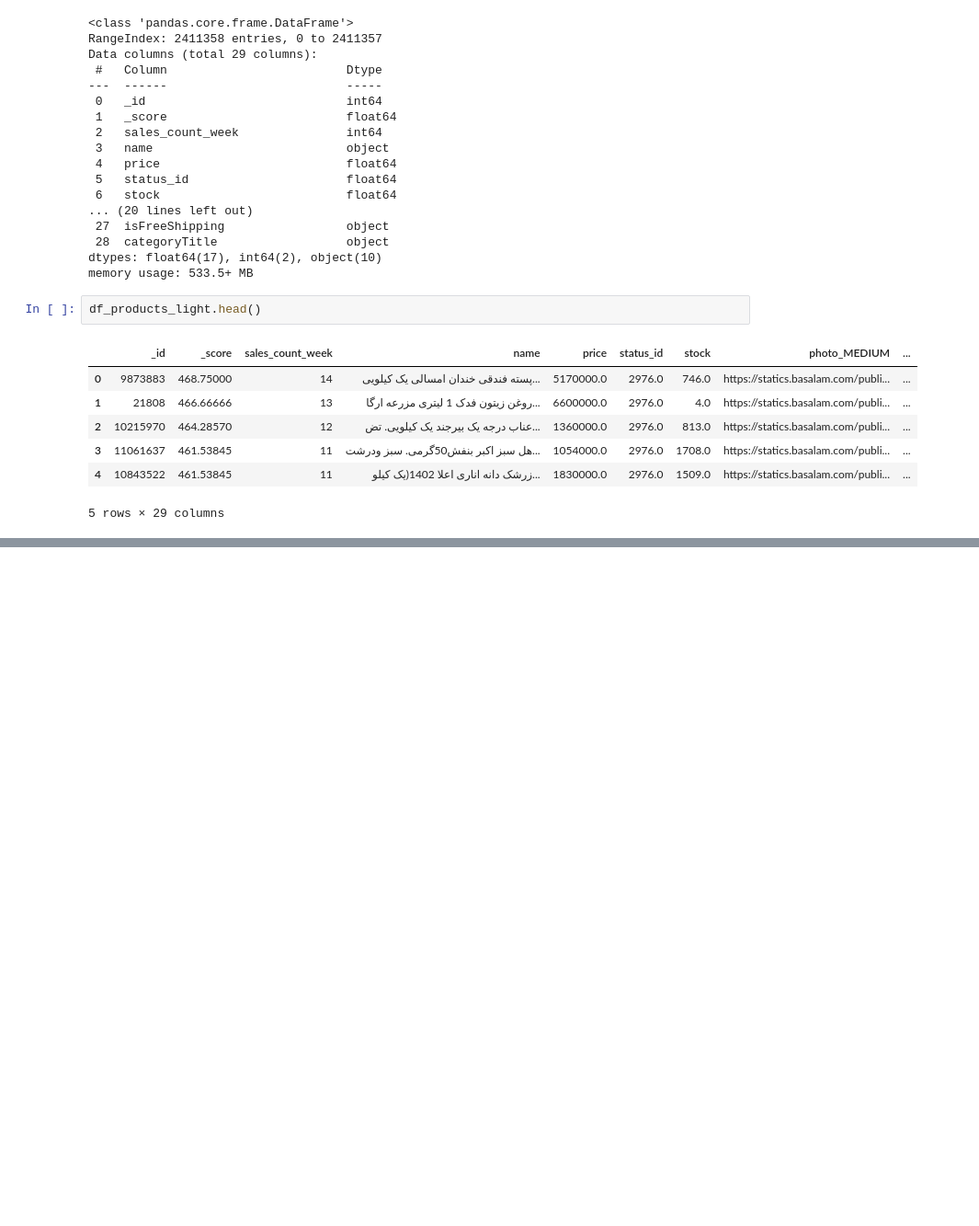
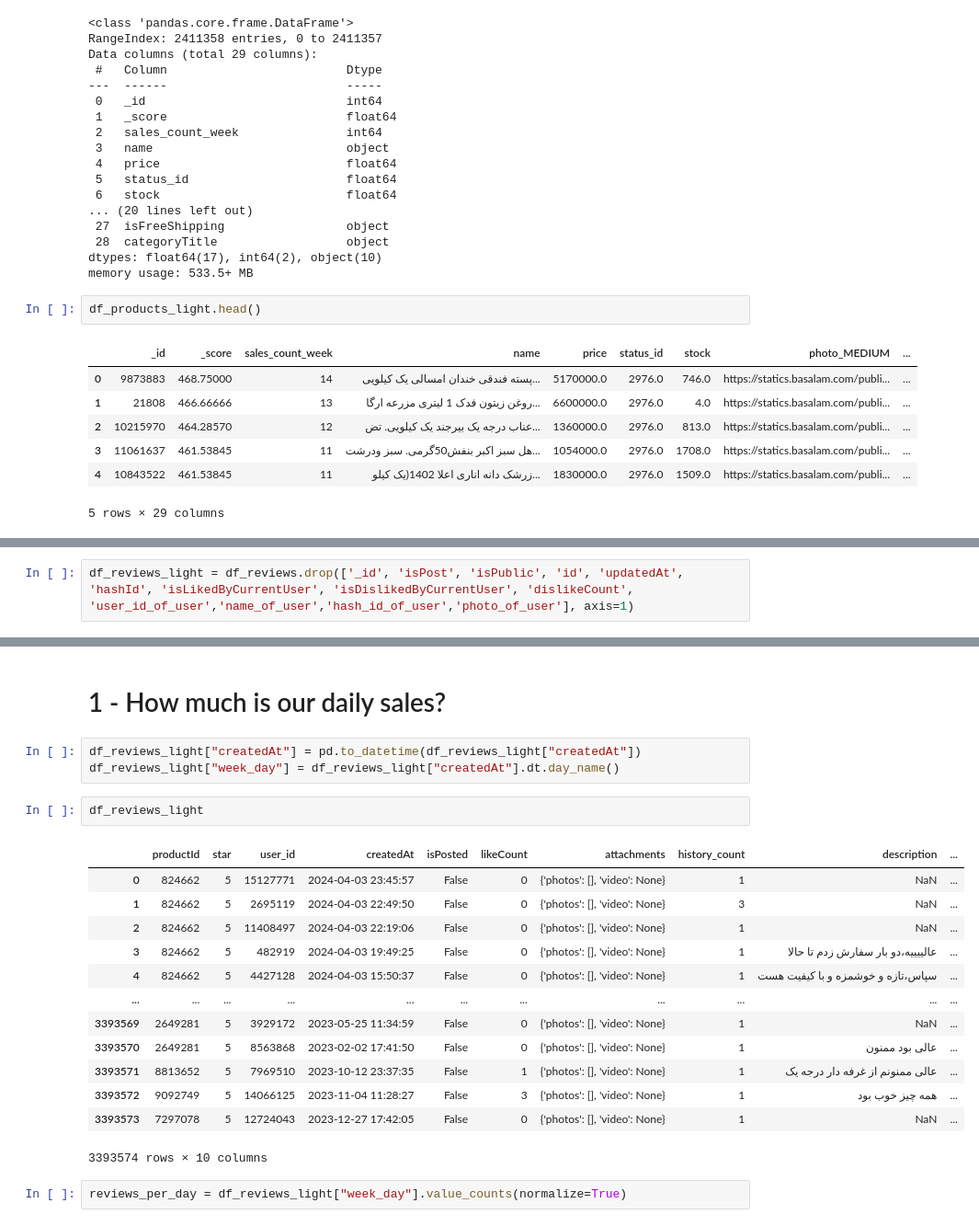
Before and after one commit to AmiinGholami/Basalam, a Jupyter notebook: Project.ipynb, the cells around one changed output, grey strips where cells are left out. Shown at 92% size. Saved outputs shown, nothing was run; the diff lists cells and outputs as text; blank space fills up the shorter version.

```diff
--- a/Project.ipynb
+++ b/Project.ipynb
@@ -163,0 +184,2 @@ df_products_light.head()
+# %%
+df_reviews_light = df_reviews.drop(['_id', 'isPost', 'isPublic', 'id', 'updatedAt', 'hashId', 'isLikedByCurrentUser', 'isDislikedByCurrentUser', 'dislikeCount', 'user_id_of_user','name_of_user','hash_id_of_user','photo_of_user'], axis=1)
@@ -163,0 +206,23 @@ df_products_light.head()
+# %% [markdown]
+# 1 - How much is our daily sales?
+# %%
+df_reviews_light["createdAt"] = pd.to_datetime(df_reviews_light["createdAt"])
+df_reviews_light["week_day"] = df_reviews_light["createdAt"].dt.day_name()
+# %%
+df_reviews_light
+# %% [output]
+|  | productId | star | user_id | createdAt | isPosted | likeCount | attachments | history_count | description | ... |
+| 0 | 824662 | 5 | 15127771 | 2024-04-03 23:45:57 | False | 0 | {'photos': [], 'video': None} | 1 | NaN | ... |
+| 1 | 824662 | 5 | 2695119 | 2024-04-03 22:49:50 | False | 0 | {'photos': [], 'video': None} | 3 | NaN | ... |
+| 2 | 824662 | 5 | 11408497 | 2024-04-03 22:19:06 | False | 0 | {'photos': [], 'video': None} | 1 | NaN | ... |
+| 3 | 824662 | 5 | 482919 | 2024-04-03 19:49:25 | False | 0 | {'photos': [], 'video': None} | 1 | عالییییه،دو بار سفارش زدم تا حالا | ... |
+| 4 | 824662 | 5 | 4427128 | 2024-04-03 15:50:37 | False | 0 | {'photos': [], 'video': None} | 1 | سپاس،تازه و خوشمزه و با کیفیت هست | ... |
+| ... | ... | ... | ... | ... | ... | ... | ... | ... | ... | ... |
+| 3393569 | 2649281 | 5 | 3929172 | 2023-05-25 11:34:59 | False | 0 | {'photos': [], 'video': None} | 1 | NaN | ... |
+| 3393570 | 2649281 | 5 | 8563868 | 2023-02-02 17:41:50 | False | 0 | {'photos': [], 'video': None} | 1 | عالی بود ممنون | ... |
+| 3393571 | 8813652 | 5 | 7969510 | 2023-10-12 23:37:35 | False | 1 | {'photos': [], 'video': None} | 1 | عالی ممنونم از غرفه دار درجه یک | ... |
+| 3393572 | 9092749 | 5 | 14066125 | 2023-11-04 11:28:27 | False | 3 | {'photos': [], 'video': None} | 1 | همه چیز خوب بود | ... |
+| 3393573 | 7297078 | 5 | 12724043 | 2023-12-27 17:42:05 | False | 0 | {'photos': [], 'video': None} | 1 | NaN | ... |
+3393574 rows × 10 columns
+# %%
+reviews_per_day = df_reviews_light["week_day"].value_counts(normalize=True)
```
Also changed, not shown: parts of 20 cells of this notebook.
